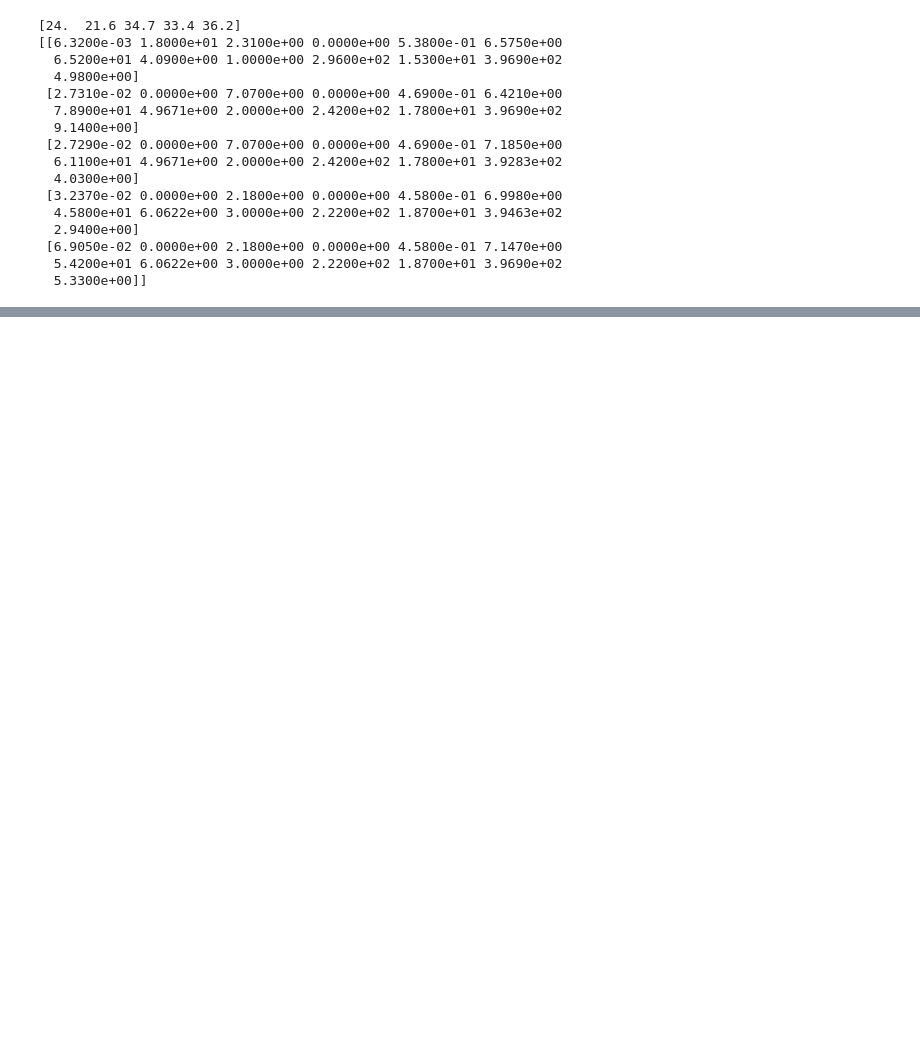
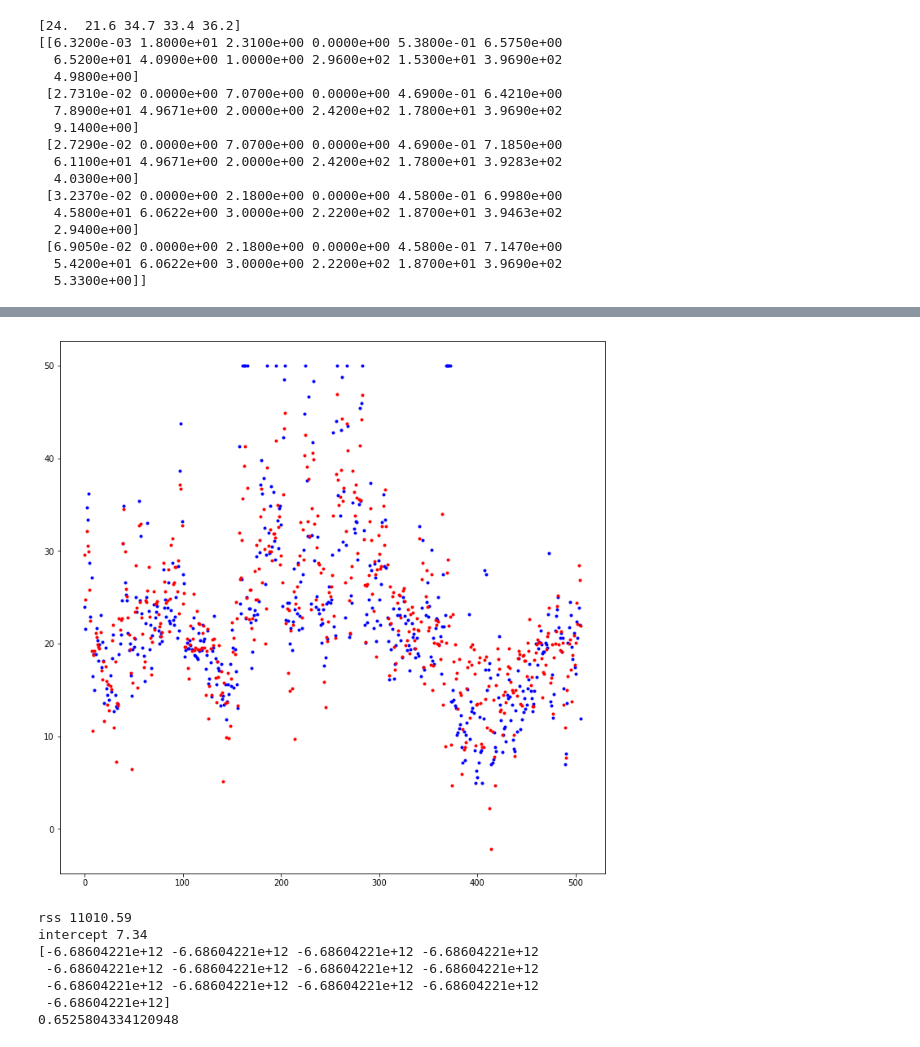
Before and after one commit to neohung/ml_note, a Jupyter notebook: lesson/ML2_Linear_Regression_overfitting.ipynb, the cells around one changed output, grey strips where cells are left out. Saved outputs shown, nothing was run; the diff lists cells and outputs as text; code cells hidden in the pictures; blank space fills up the shorter version.

```diff
--- a/lesson/ML2_Linear_Regression_overfitting.ipynb
+++ b/lesson/ML2_Linear_Regression_overfitting.ipynb
@@ -559,0 +617,9 @@ print(data['data'][:5])
+# %%
+# Draw Data Cov
+from matplotlib.pylab import rcParams
+from sklearn import preprocessing
+rcParams['figure.figsize'] = 12, 12
+
+df = pd.DataFrame( data['data'],columns=data['feature_names'] )
+
+df.head()
@@ -559,0 +653,28 @@ print(data['data'][:5])
+# %%
+zdata = preprocessing.scale(df,axis=1)
+model = LinearRegression(normalize=True)
+label = data['target']
+model.fit(zdata,label)
+prediction = model.predict(zdata)
+x=np.arange(506)
+plt.plot(x,label,'.',c='b')
+plt.plot(x,prediction,'.',c='r')
+plt.show()
+rss = sum((prediction-label)**2)
+print('rss %.2f'%rss)
+print('intercept %.2f'%model.intercept_)
+print(model.coef_)
+r2 = metrics.r2_score(prediction, label)
+print(r2)
+
+
+#print(model[])
+# %% [output]
+[figure, added]
+rss 11010.59
+intercept 7.34
+[-6.68604221e+12 -6.68604221e+12 -6.68604221e+12 -6.68604221e+12
+ -6.68604221e+12 -6.68604221e+12 -6.68604221e+12 -6.68604221e+12
+ -6.68604221e+12 -6.68604221e+12 -6.68604221e+12 -6.68604221e+12
+ -6.68604221e+12]
+0.6525804334120948
```
Also changed, not shown: parts of 6 cells of this notebook, 27 other files.
